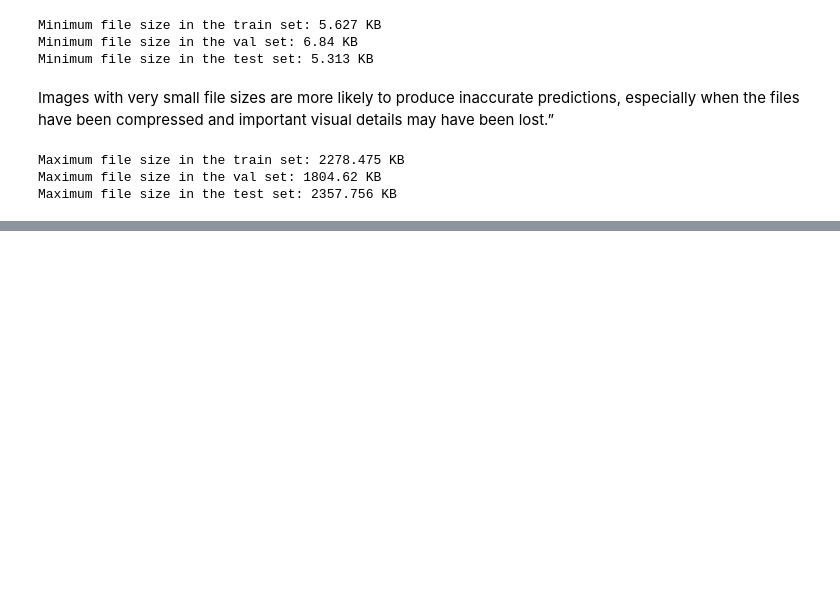
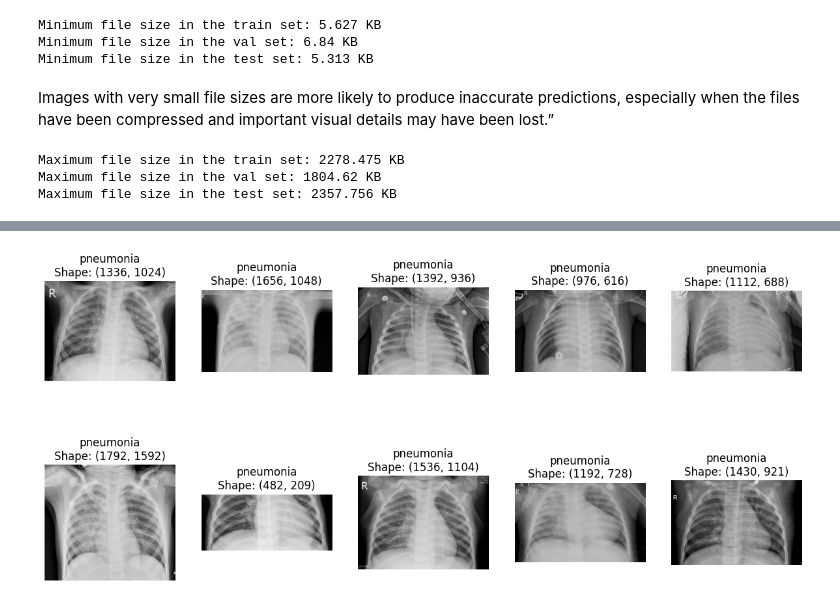
Before and after one commit to Sachin20010517/pneumonet-cnn-classifier, a Jupyter notebook: PneumoNet_Complete_Pipeline.ipynb, the cells around one changed output, grey strips where cells are left out. Cells and saved outputs as stored; diff of their text form; code cells hidden in the pictures; blank space fills up the shorter version.

```diff
--- a/PneumoNet_Complete_Pipeline.ipynb
+++ b/PneumoNet_Complete_Pipeline.ipynb
@@ -394,3 +394,25 @@ for split_name, df in dict_dir_df.items():
 Maximum file size in the train set: 2278.475 KB
 Maximum file size in the val set: 1804.62 KB
 Maximum file size in the test set: 2357.756 KB
+# %%
+# Extract image height and width values from the "dimensions" column
+heights, widths = zip(*train_df['dimensions'])
+
+# Create a boxplot comparing height and width distributions
+fig = px.box(
+    x=['Height'] * len(heights) + ['Width'] * len(widths),
+    y=list(heights) + list(widths),
+    labels={'x': 'Dimension Type', 'y': 'Pixels'},
+    points='outliers',
+    title="Boxplot of Image Dimensions (Height and Width)"
+)
+
+# Customize marker appearance
+fig.update_traces(
+    marker_color='#fe346e',
+    marker_line_color='#fe346e',
+    marker_line_width=1,
+    opacity=1
+)
+
+fig.show()
@@ -396,0 +421,24 @@ Maximum file size in the test set: 2357.756 KB
+# %%
+def plot_images(image_paths, label, nrows=2, ncols=5):
+    # Create a grid of subplots for displaying sample images
+    fig, axes = plt.subplots(nrows=nrows, ncols=ncols, figsize=(15, 7))
+    num_images = nrows * ncols
+
+    for i in range(num_images):
+        img = Image.open(image_paths[i])
+        row_idx, col_idx = divmod(i, ncols)
+
+        axes[row_idx, col_idx].imshow(img, cmap='gray')
+        axes[row_idx, col_idx].axis('off')
+        axes[row_idx, col_idx].set_title(f"{label}\nShape: {img.size}")
+
+    plt.show()
+
+# Retrieve file paths for each class
+pneumonia_paths = train_df.query("label == 'pneumonia'")['file'].values
+normal_paths    = train_df.query("label == 'normal'")['file'].values
+# %%
+# Display sample pneumonia images using the plot_images function
+plot_images(pneumonia_paths, 'pneumonia')
+# %% [output]
+[figure, added]
```
Also changed, not shown: parts of 9 cells of this notebook.
